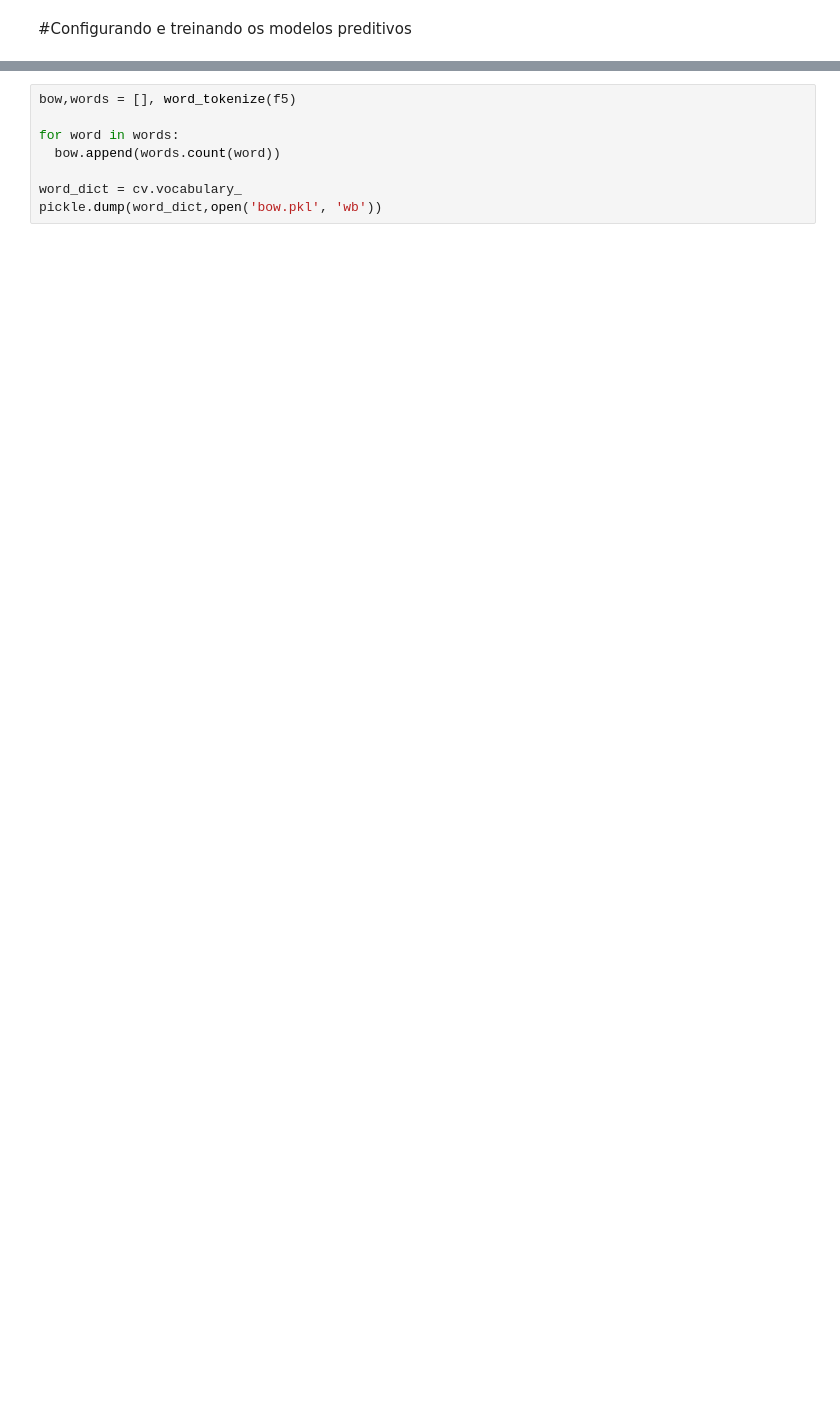
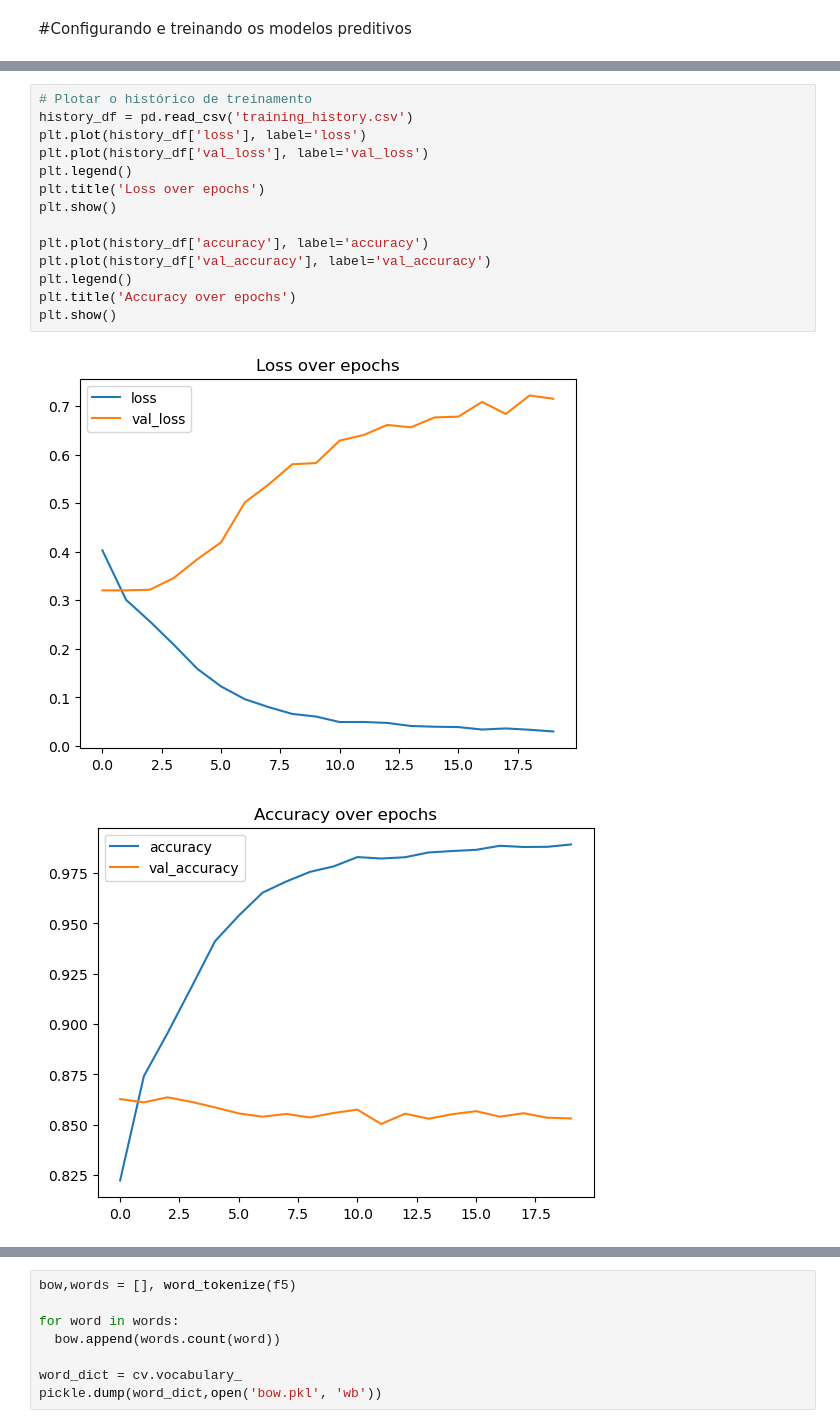
Before and after one commit to lorddaoceania/Analise-de-Sentimentos, a Jupyter notebook: Analise_Sentimentos.ipynb, the cells around one changed output, grey strips where cells are left out. Cells and saved outputs as stored; diff of their text form; blank space fills up the shorter version.

```diff
--- a/Analise_Sentimentos.ipynb
+++ b/Analise_Sentimentos.ipynb
@@ -219 +265,18 @@ cmb = confusion_matrix(y_test,ypb)
+# %%
+# Plotar o histórico de treinamento
+history_df = pd.read_csv('training_history.csv')
+plt.plot(history_df['loss'], label='loss')
+plt.plot(history_df['val_loss'], label='val_loss')
+plt.legend()
+plt.title('Loss over epochs')
+plt.show()
+
+plt.plot(history_df['accuracy'], label='accuracy')
+plt.plot(history_df['val_accuracy'], label='val_accuracy')
+plt.legend()
+plt.title('Accuracy over epochs')
+plt.show()
+# %% [output]
+[figure, added]
+[figure, added]
 # %%
```
Also changed, not shown: parts of 37 cells of this notebook, 9 other files.
